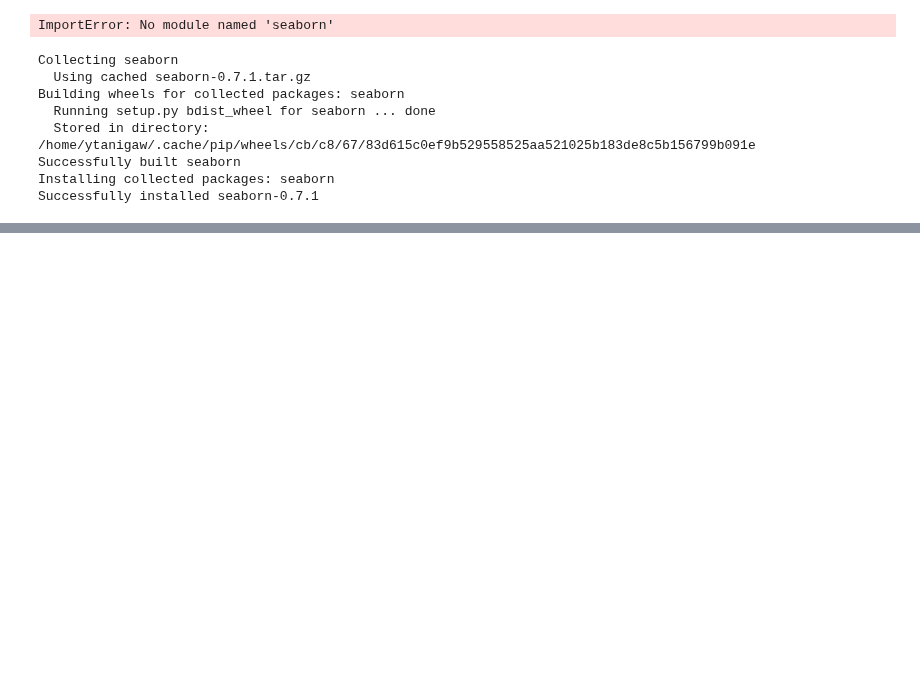
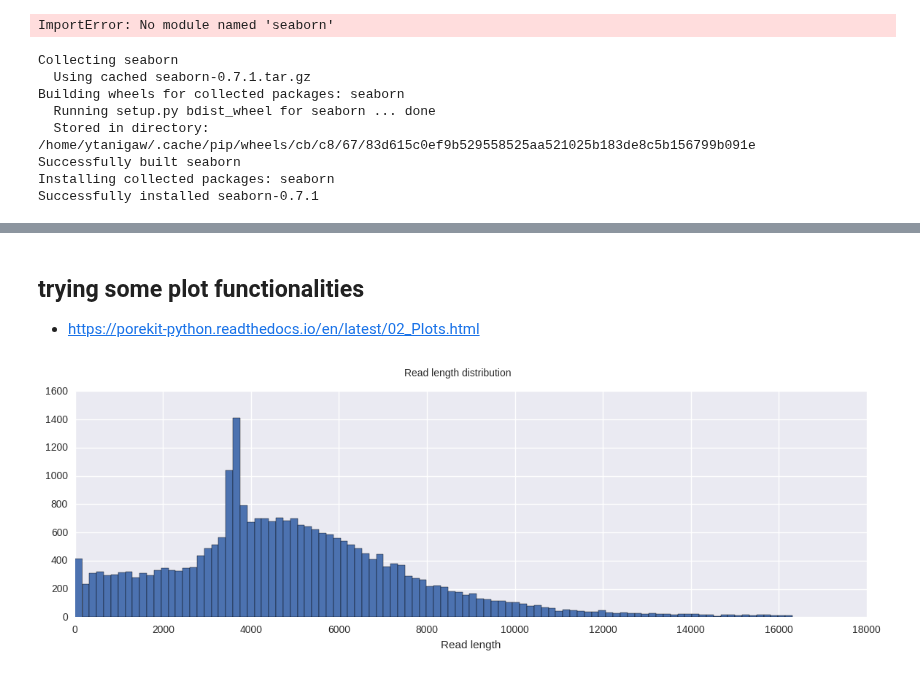
Before and after one commit to rivas-lab/nanopore, a Jupyter notebook: notes/20161017_porekit.ipynb, the cells around one changed output, grey strips where cells are left out. Cells and saved outputs as stored; diff of their text form; code cells hidden in the pictures; blank space fills up the shorter version.

Commit message:
update note for porekit: complete the example in the official introduction

```diff
--- a/notes/20161017_porekit.ipynb
+++ b/notes/20161017_porekit.ipynb
@@ -54,0 +130,9 @@ everything = porekit.gather_metadata(
+# %% [markdown]
+## trying some plot functionalities
+- https://porekit-python.readthedocs.io/en/latest/02_Plots.html
+# %%
+df = pd.read_hdf("/home/ytanigaw/software/porekit-python/examples/data/ru9_meta.h5", "meta")
+# %%
+porekit.plots.read_length_distribution(df);
+# %% [output]
+[figure, added]
```
Also changed, not shown: parts of 31 cells of this notebook.
